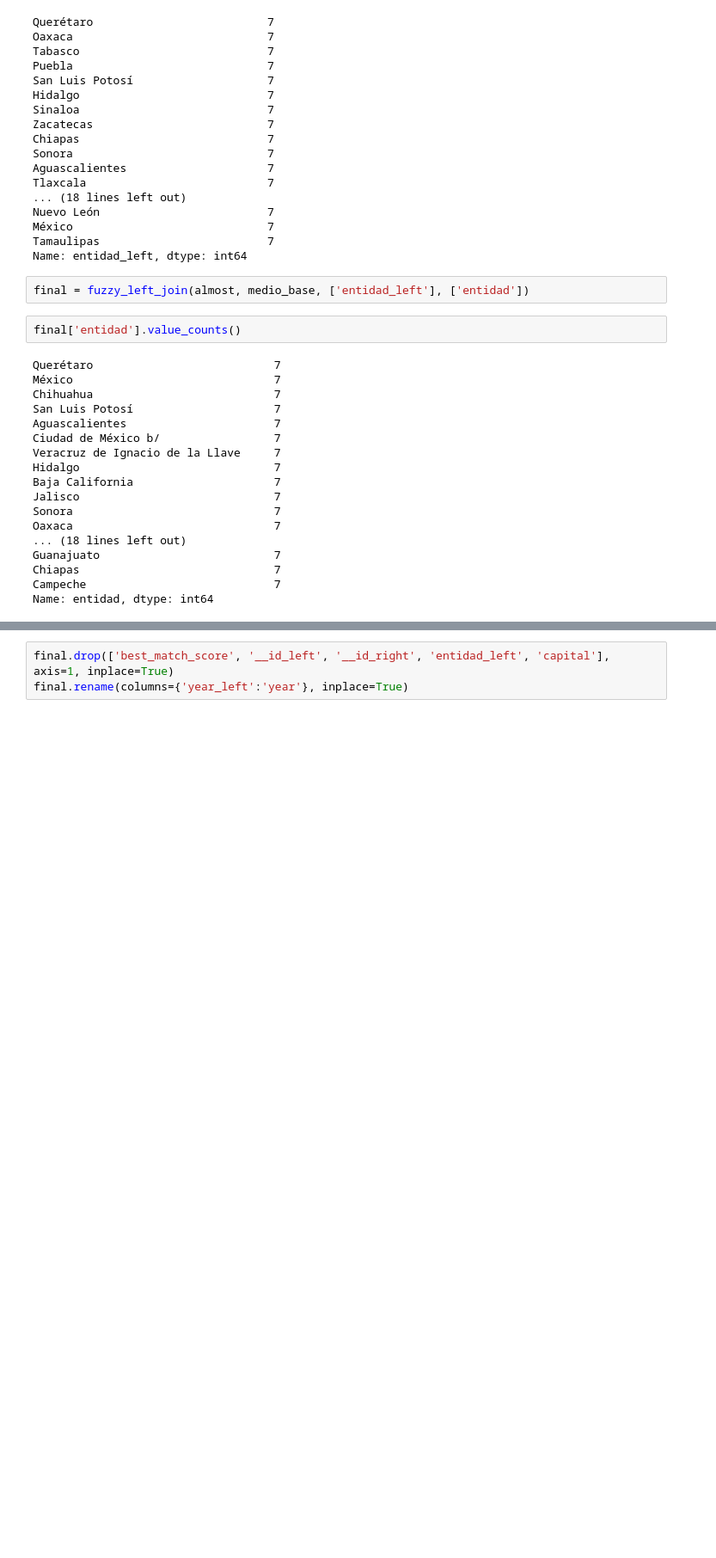
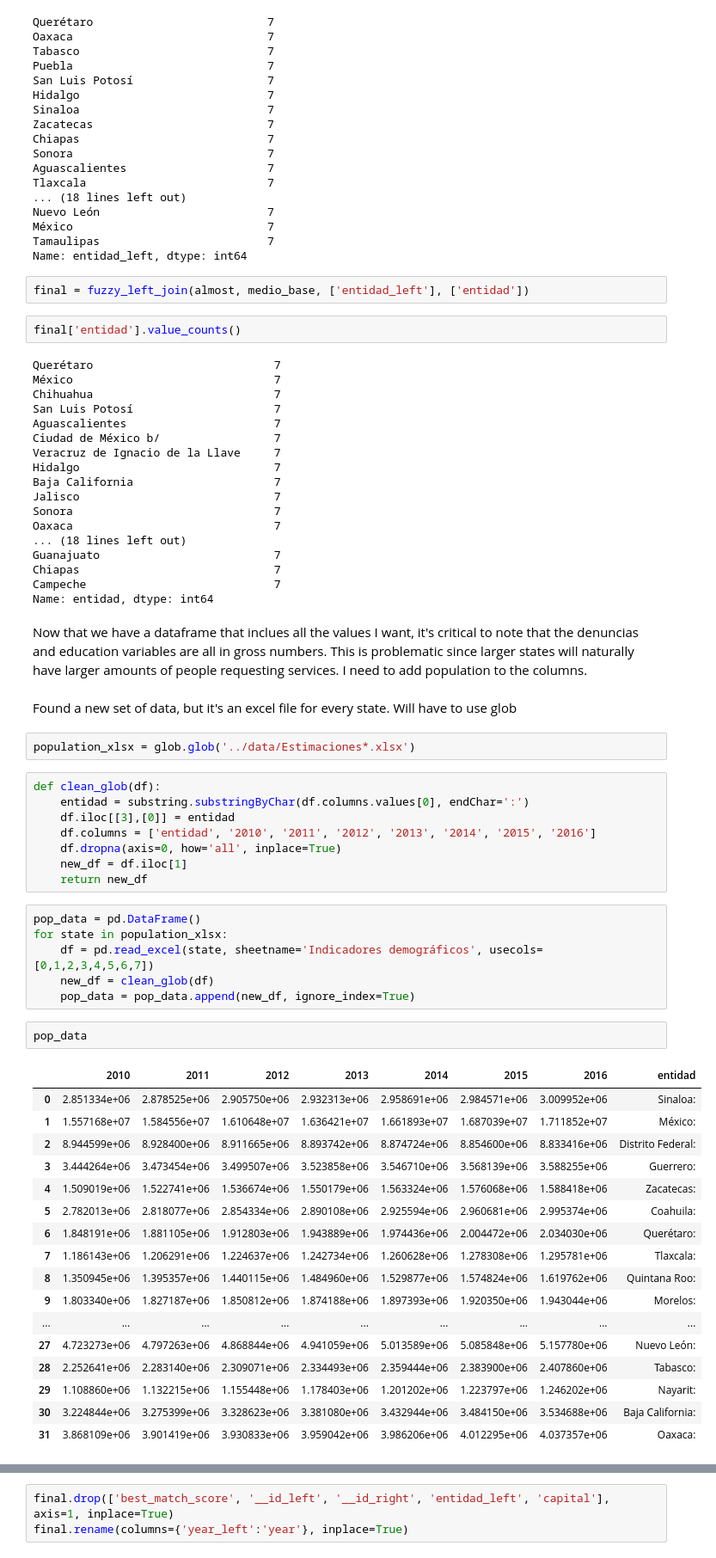
Before and after one commit to marioamz/MexicoOC_Index, a Jupyter notebook: Mexico_OC_Index.ipynb, the cells around one changed output, grey strips where cells are left out. Shown at 86% size. Saved outputs shown, nothing was run; the diff lists cells and outputs as text; blank space fills up the shorter version.

```diff
--- a/Mexico_OC_Index.ipynb
+++ b/Mexico_OC_Index.ipynb
@@ -361,3 +363,43 @@ Guanajuato                          7
 Chiapas                             7
 Campeche                            7
 Name: entidad, dtype: int64
+# %% [markdown]
+Now that we have a dataframe that inclues all the values I want, it's critical to note that the denuncias and education variables are all in gross numbers. This is problematic since larger states will naturally have larger amounts of people requesting services. I need to add population to the columns.
+# %% [markdown]
+Found a new set of data, but it's an excel file for every state. Will have to use glob
+# %%
+population_xlsx = glob.glob('../data/Estimaciones*.xlsx')
+# %%
+def clean_glob(df):
+    entidad = substring.substringByChar(df.columns.values[0], endChar=':')
+    df.iloc[[3],[0]] = entidad
+    df.columns = ['entidad', '2010', '2011', '2012', '2013', '2014', '2015', '2016']
+    df.dropna(axis=0, how='all', inplace=True)
+    new_df = df.iloc[1]
+    return new_df
+# %%
+pop_data = pd.DataFrame()
+for state in population_xlsx:
+    df = pd.read_excel(state, sheetname='Indicadores demográficos', usecols=[0,1,2,3,4,5,6,7])
+    new_df = clean_glob(df)
+    pop_data = pop_data.append(new_df, ignore_index=True)
+# %%
+pop_data
+# %% [output]
+|  | 2010 | 2011 | 2012 | 2013 | 2014 | 2015 | 2016 | entidad |
+| 0 | 2.851334e+06 | 2.878525e+06 | 2.905750e+06 | 2.932313e+06 | 2.958691e+06 | 2.984571e+06 | 3.009952e+06 | Sinaloa: |
+| 1 | 1.557168e+07 | 1.584556e+07 | 1.610648e+07 | 1.636421e+07 | 1.661893e+07 | 1.687039e+07 | 1.711852e+07 | México: |
+| 2 | 8.944599e+06 | 8.928400e+06 | 8.911665e+06 | 8.893742e+06 | 8.874724e+06 | 8.854600e+06 | 8.833416e+06 | Distrito Federal: |
+| 3 | 3.444264e+06 | 3.473454e+06 | 3.499507e+06 | 3.523858e+06 | 3.546710e+06 | 3.568139e+06 | 3.588255e+06 | Guerrero: |
+| 4 | 1.509019e+06 | 1.522741e+06 | 1.536674e+06 | 1.550179e+06 | 1.563324e+06 | 1.576068e+06 | 1.588418e+06 | Zacatecas: |
+| 5 | 2.782013e+06 | 2.818077e+06 | 2.854334e+06 | 2.890108e+06 | 2.925594e+06 | 2.960681e+06 | 2.995374e+06 | Coahuila: |
+| 6 | 1.848191e+06 | 1.881105e+06 | 1.912803e+06 | 1.943889e+06 | 1.974436e+06 | 2.004472e+06 | 2.034030e+06 | Querétaro: |
+| 7 | 1.186143e+06 | 1.206291e+06 | 1.224637e+06 | 1.242734e+06 | 1.260628e+06 | 1.278308e+06 | 1.295781e+06 | Tlaxcala: |
+| 8 | 1.350945e+06 | 1.395357e+06 | 1.440115e+06 | 1.484960e+06 | 1.529877e+06 | 1.574824e+06 | 1.619762e+06 | Quintana Roo: |
+| 9 | 1.803340e+06 | 1.827187e+06 | 1.850812e+06 | 1.874188e+06 | 1.897393e+06 | 1.920350e+06 | 1.943044e+06 | Morelos: |
+| ... | ... | ... | ... | ... | ... | ... | ... | ... |
+| 27 | 4.723273e+06 | 4.797263e+06 | 4.868844e+06 | 4.941059e+06 | 5.013589e+06 | 5.085848e+06 | 5.157780e+06 | Nuevo León: |
+| 28 | 2.252641e+06 | 2.283140e+06 | 2.309071e+06 | 2.334493e+06 | 2.359444e+06 | 2.383900e+06 | 2.407860e+06 | Tabasco: |
+| 29 | 1.108860e+06 | 1.132215e+06 | 1.155448e+06 | 1.178403e+06 | 1.201202e+06 | 1.223797e+06 | 1.246202e+06 | Nayarit: |
+| 30 | 3.224844e+06 | 3.275399e+06 | 3.328623e+06 | 3.381080e+06 | 3.432944e+06 | 3.484150e+06 | 3.534688e+06 | Baja California: |
+| 31 | 3.868109e+06 | 3.901419e+06 | 3.930833e+06 | 3.959042e+06 | 3.986206e+06 | 4.012295e+06 | 4.037357e+06 | Oaxaca: |
```
Also changed, not shown: parts of 11 cells of this notebook, 32 other files.
